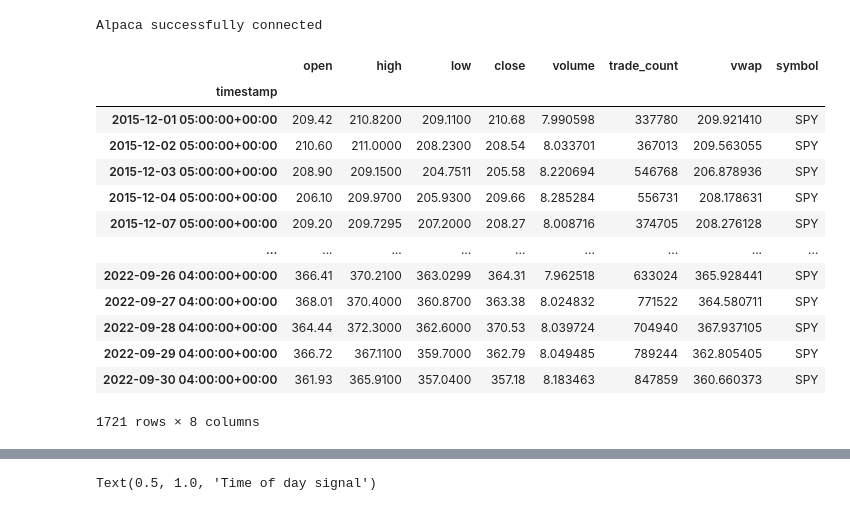
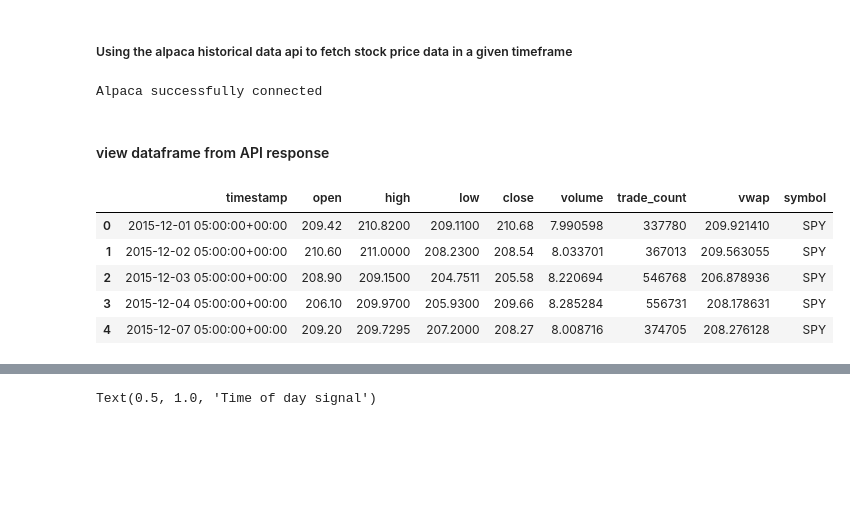
Before and after one commit to Ryan-Ray-Martin/Trading_Agent, a Jupyter notebook: stock_price_prediction.ipynb, the cells around one changed output, grey strips where cells are left out. Cells and saved outputs as stored; diff of their text form; code cells hidden in the pictures; blank space fills up the shorter version.

```diff
--- a/stock_price_prediction.ipynb
+++ b/stock_price_prediction.ipynb
@@ -1,26 +17,20 @@
+# %% [markdown]
+##### Using the alpaca historical data api to fetch stock price data in a given timeframe
 # %%
 from data_processing import Training_Data
 TD = Training_Data('alpaca')
 data = TD.extract_data(ticker="SPY", time_interval="1Day", start_date="2015-12-01", end_date="2022-09-30")
 # %% [output]
 Alpaca successfully connected
-# %%
-import pandas as pd
-data
-# %% [output]
-|  | open | high | low | close | volume | trade_count | vwap | symbol |
-| timestamp |  |  |  |  |  |  |  |  |
-| 2015-12-01 05:00:00+00:00 | 209.42 | 210.8200 | 209.1100 | 210.68 | 7.990598 | 337780 | 209.921410 | SPY |
-| 2015-12-02 05:00:00+00:00 | 210.60 | 211.0000 | 208.2300 | 208.54 | 8.033701 | 367013 | 209.563055 | SPY |
-| 2015-12-03 05:00:00+00:00 | 208.90 | 209.1500 | 204.7511 | 205.58 | 8.220694 | 546768 | 206.878936 | SPY |
-| 2015-12-04 05:00:00+00:00 | 206.10 | 209.9700 | 205.9300 | 209.66 | 8.285284 | 556731 | 208.178631 | SPY |
-| 2015-12-07 05:00:00+00:00 | 209.20 | 209.7295 | 207.2000 | 208.27 | 8.008716 | 374705 | 208.276128 | SPY |
-| ... | ... | ... | ... | ... | ... | ... | ... | ... |
-| 2022-09-26 04:00:00+00:00 | 366.41 | 370.2100 | 363.0299 | 364.31 | 7.962518 | 633024 | 365.928441 | SPY |
-| 2022-09-27 04:00:00+00:00 | 368.01 | 370.4000 | 360.8700 | 363.38 | 8.024832 | 771522 | 364.580711 | SPY |
-| 2022-09-28 04:00:00+00:00 | 364.44 | 372.3000 | 362.6000 | 370.53 | 8.039724 | 704940 | 367.937105 | SPY |
-| 2022-09-29 04:00:00+00:00 | 366.72 | 367.1100 | 359.7000 | 362.79 | 8.049485 | 789244 | 362.805405 | SPY |
-| 2022-09-30 04:00:00+00:00 | 361.93 | 365.9100 | 357.0400 | 357.18 | 8.183463 | 847859 | 360.660373 | SPY |
-1721 rows × 8 columns
+# %% [markdown]
+#### view dataframe from API response
 # %%
 df=data.reset_index()
+df.head()
+# %% [output]
+|  | timestamp | open | high | low | close | volume | trade_count | vwap | symbol |
+| 0 | 2015-12-01 05:00:00+00:00 | 209.42 | 210.8200 | 209.1100 | 210.68 | 7.990598 | 337780 | 209.921410 | SPY |
+| 1 | 2015-12-02 05:00:00+00:00 | 210.60 | 211.0000 | 208.2300 | 208.54 | 8.033701 | 367013 | 209.563055 | SPY |
+| 2 | 2015-12-03 05:00:00+00:00 | 208.90 | 209.1500 | 204.7511 | 205.58 | 8.220694 | 546768 | 206.878936 | SPY |
+| 3 | 2015-12-04 05:00:00+00:00 | 206.10 | 209.9700 | 205.9300 | 209.66 | 8.285284 | 556731 | 208.178631 | SPY |
+| 4 | 2015-12-07 05:00:00+00:00 | 209.20 | 209.7295 | 207.2000 | 208.27 | 8.008716 | 374705 | 208.276128 | SPY |
```
Also changed, not shown: parts of 18 cells of this notebook.
